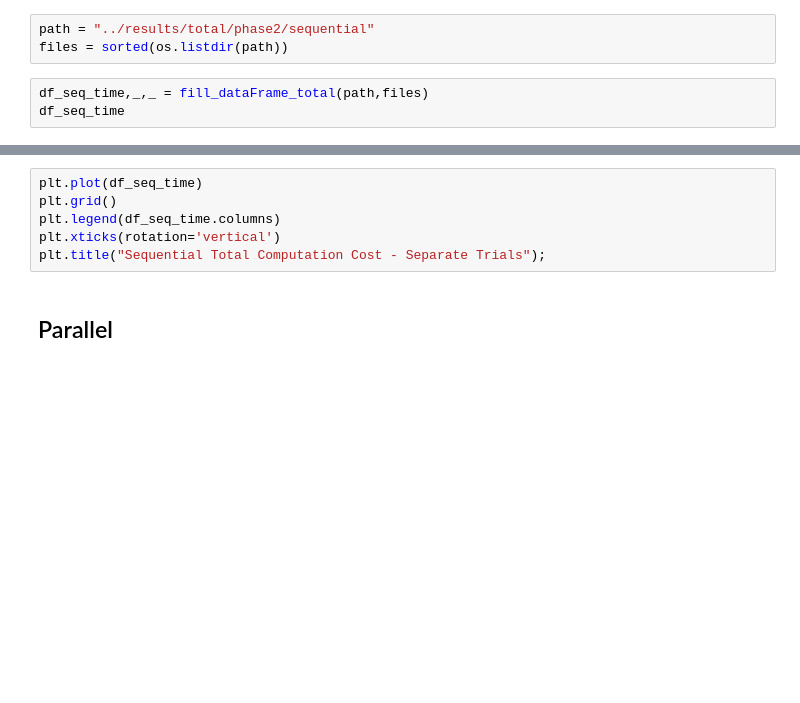
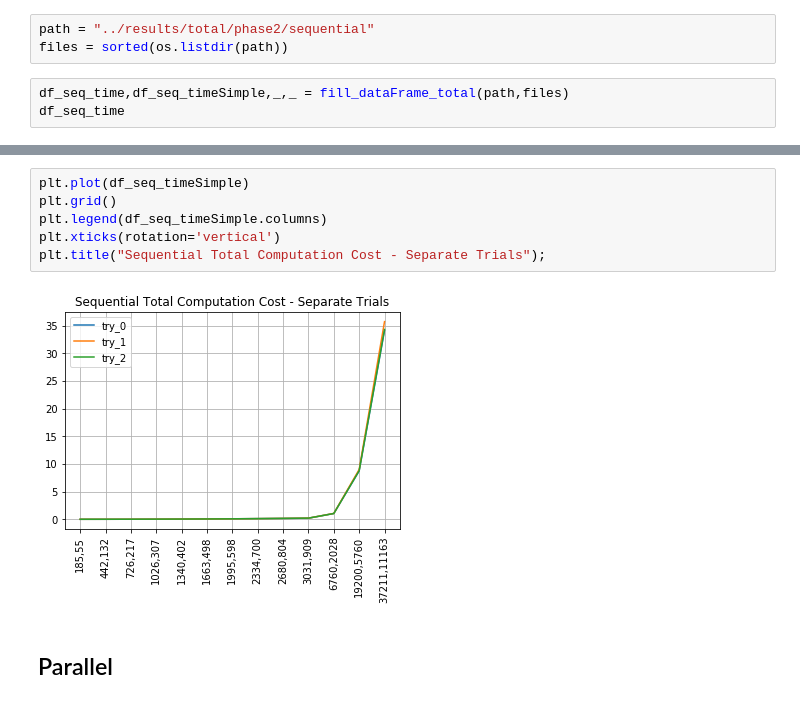
Before and after one commit to danif93/Genetic-Travelling-Salesman, a Jupyter notebook: code/python_dataAnalysis/ouputFIles_analytics.ipynb, the cells around one changed output, grey strips where cells are left out. Saved outputs shown, nothing was run; the diff lists cells and outputs as text; blank space fills up the shorter version.

```diff
--- a/code/python_dataAnalysis/read_files.ipynb
+++ b/code/python_dataAnalysis/ouputFIles_analytics.ipynb
@@ -273,5 +292,5 @@ plt.title("Parallel MPI Approach Convergence - Percentage Average");
 path = "../results/total/phase2/sequential"
 files = sorted(os.listdir(path))
 # %%
-df_seq_time,_,_ = fill_dataFrame_total(path,files)
+df_seq_time,df_seq_timeSimple,_,_ = fill_dataFrame_total(path,files)
 df_seq_time
@@ -278,9 +312,11 @@ df_seq_time
 # %%
-plt.plot(df_seq_time)
+plt.plot(df_seq_timeSimple)
 plt.grid()
-plt.legend(df_seq_time.columns)
+plt.legend(df_seq_timeSimple.columns)
 plt.xticks(rotation='vertical')
 plt.title("Sequential Total Computation Cost - Separate Trials");
+# %% [output]
+[figure, added]
 # %% [markdown]
 ## Parallel
 # %%
```
Also changed, not shown: parts of 14 cells of this notebook, 29 other files.
